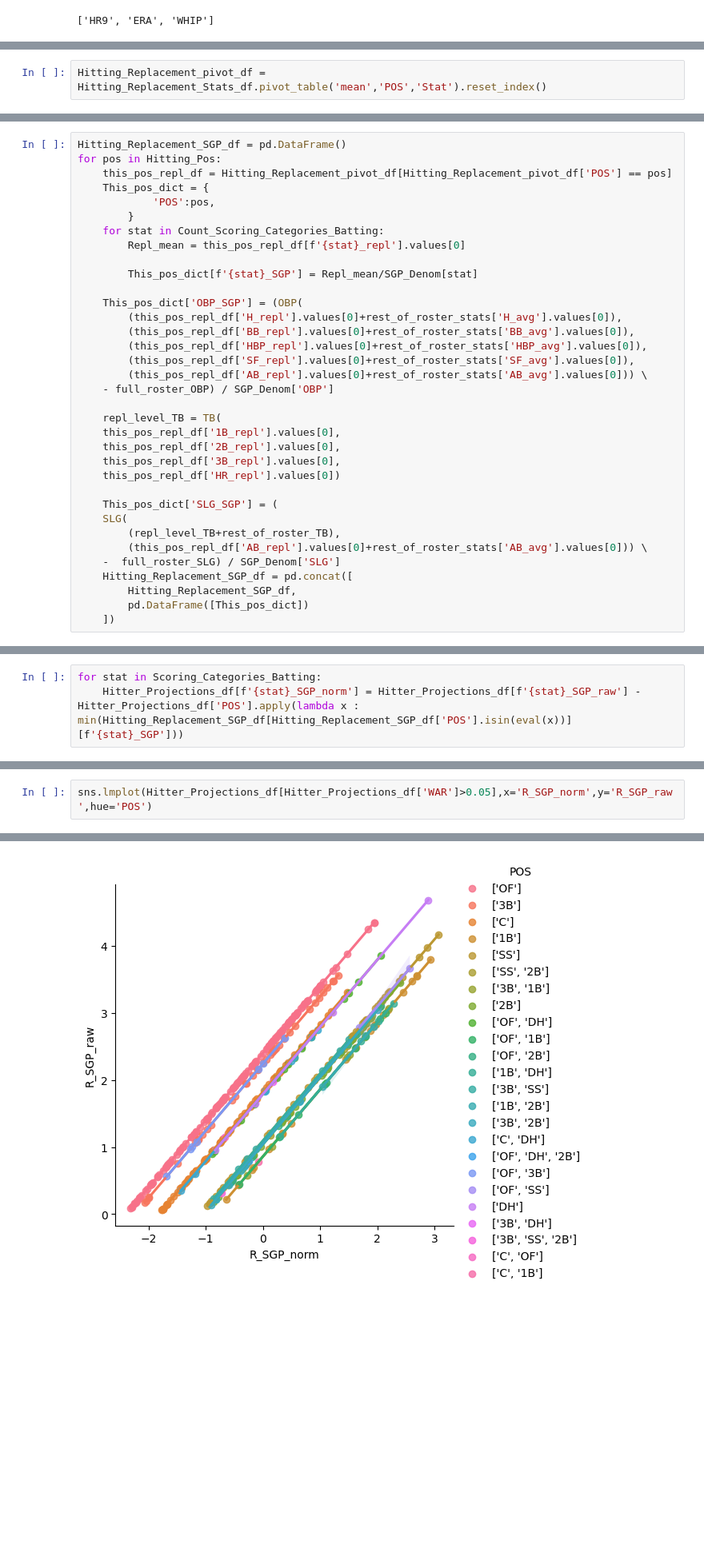
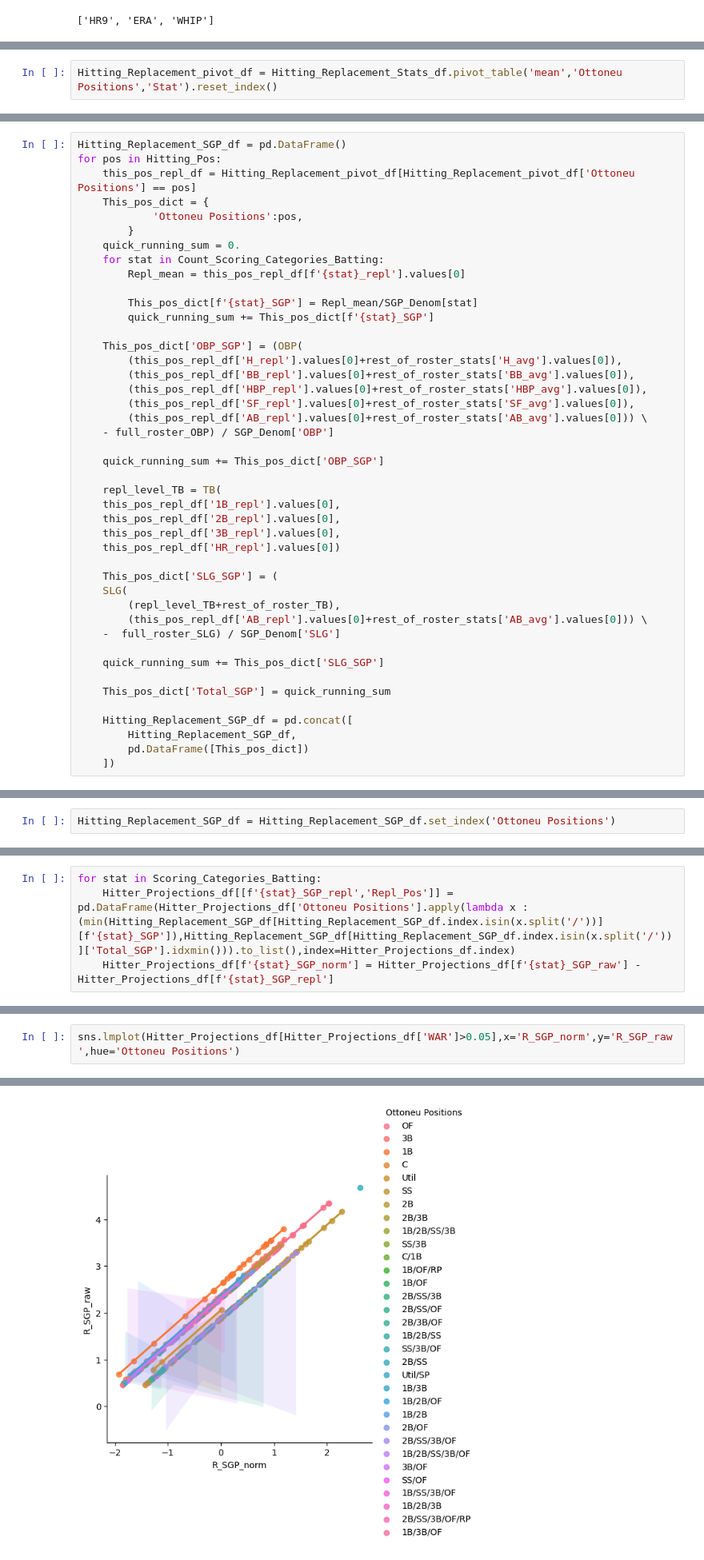
Before and after one commit to chmartin/Ottoneu_Baseball_Projects, a Jupyter notebook: Player_SGP/Imaginary_Hammers_SGP.ipynb, the cells around one changed output, grey strips where cells are left out. Shown at 80% size. Drawn from its saved outputs; the diff is of its cells as text; blank space fills up the shorter version.

Commit message:
Update Projections.

```diff
--- a/Player_SGP/Imaginary_Hammers_SGP.ipynb
+++ b/Player_SGP/Imaginary_Hammers_SGP.ipynb
@@ -702,7 +751,7 @@ sns.lmplot(Pitcher_Projections_df[Pitcher_Projections_df['WAR']>0.05],x='WAR',y=
 # %% [markdown]
 # Replacement Level SGP
 # %%
-Hitting_Replacement_pivot_df = Hitting_Replacement_Stats_df.pivot_table('mean','POS','Stat').reset_index()
+Hitting_Replacement_pivot_df = Hitting_Replacement_Stats_df.pivot_table('mean','Ottoneu Positions','Stat').reset_index()
 # %%
 Hitting_Replacement_pivot_df
 # %% [output]
@@ -717,14 +766,16 @@ Hitting_Replacement_pivot_df
 # %%
 Hitting_Replacement_SGP_df = pd.DataFrame()
 for pos in Hitting_Pos:
-    this_pos_repl_df = Hitting_Replacement_pivot_df[Hitting_Replacement_pivot_df['POS'] == pos]
+    this_pos_repl_df = Hitting_Replacement_pivot_df[Hitting_Replacement_pivot_df['Ottoneu Positions'] == pos]
     This_pos_dict = {
-            'POS':pos,
+            'Ottoneu Positions':pos,
         }
+    quick_running_sum = 0.
     for stat in Count_Scoring_Categories_Batting:
         Repl_mean = this_pos_repl_df[f'{stat}_repl'].values[0]
 
         This_pos_dict[f'{stat}_SGP'] = Repl_mean/SGP_Denom[stat]
+        quick_running_sum += This_pos_dict[f'{stat}_SGP']
 
     This_pos_dict['OBP_SGP'] = (OBP(
         (this_pos_repl_df['H_repl'].values[0]+rest_of_roster_stats['H_avg'].values[0]),
@@ -733,6 +784,8 @@ for pos in Hitting_Pos:
         (this_pos_repl_df['SF_repl'].values[0]+rest_of_roster_stats['SF_avg'].values[0]),
         (this_pos_repl_df['AB_repl'].values[0]+rest_of_roster_stats['AB_avg'].values[0])) \
     - full_roster_OBP) / SGP_Denom['OBP']
+
+    quick_running_sum += This_pos_dict['OBP_SGP']
 
     repl_level_TB = TB(
     this_pos_repl_df['1B_repl'].values[0],
@@ -745,6 +798,11 @@ for pos in Hitting_Pos:
         (repl_level_TB+rest_of_roster_TB),
         (this_pos_repl_df['AB_repl'].values[0]+rest_of_roster_stats['AB_avg'].values[0])) \
     -  full_roster_SLG) / SGP_Denom['SLG']
+
+    quick_running_sum += This_pos_dict['SLG_SGP']
+
+    This_pos_dict['Total_SGP'] = quick_running_sum
+
     Hitting_Replacement_SGP_df = pd.concat([
         Hitting_Replacement_SGP_df,
         pd.DataFrame([This_pos_dict])
@@ -762,0 +821,2 @@ Hitting_Replacement_SGP_df
+# %%
+Hitting_Replacement_SGP_df = Hitting_Replacement_SGP_df.set_index('Ottoneu Positions')
@@ -763,3 +860,4 @@ Hitting_Replacement_SGP_df
 # %%
 for stat in Scoring_Categories_Batting:
-    Hitter_Projections_df[f'{stat}_SGP_norm'] = Hitter_Projections_df[f'{stat}_SGP_raw'] - Hitter_Projections_df['POS'].apply(lambda x : min(Hitting_Replacement_SGP_df[Hitting_Replacement_SGP_df['POS'].isin(eval(x))][f'{stat}_SGP']))
+    Hitter_Projections_df[[f'{stat}_SGP_repl','Repl_Pos']] = pd.DataFrame(Hitter_Projections_df['Ottoneu Positions'].apply(lambda x : (min(Hitting_Replacement_SGP_df[Hitting_Replacement_SGP_df.index.isin(x.split('/'))][f'{stat}_SGP']),Hitting_Replacement_SGP_df[Hitting_Replacement_SGP_df.index.isin(x.split('/'))]['Total_SGP'].idxmin())).to_list(),index=Hitter_Projections_df.index)
+    Hitter_Projections_df[f'{stat}_SGP_norm'] = Hitter_Projections_df[f'{stat}_SGP_raw'] - Hitter_Projections_df[f'{stat}_SGP_repl']
@@ -766,6 +902,6 @@ for stat in Scoring_Categories_Batting:
 # %%
-sns.lmplot(Hitter_Projections_df[Hitter_Projections_df['WAR']>0.05],x='R_SGP_norm',y='R_SGP_raw',hue='POS')
+sns.lmplot(Hitter_Projections_df[Hitter_Projections_df['WAR']>0.05],x='R_SGP_norm',y='R_SGP_raw',hue='Ottoneu Positions')
 # %% [output]
 <seaborn.axisgrid.FacetGrid at 0x...>
-[figure, old version]
+[figure, new version]
 # %%
```
Also changed, not shown: parts of 95 cells of this notebook, 8 other files.
